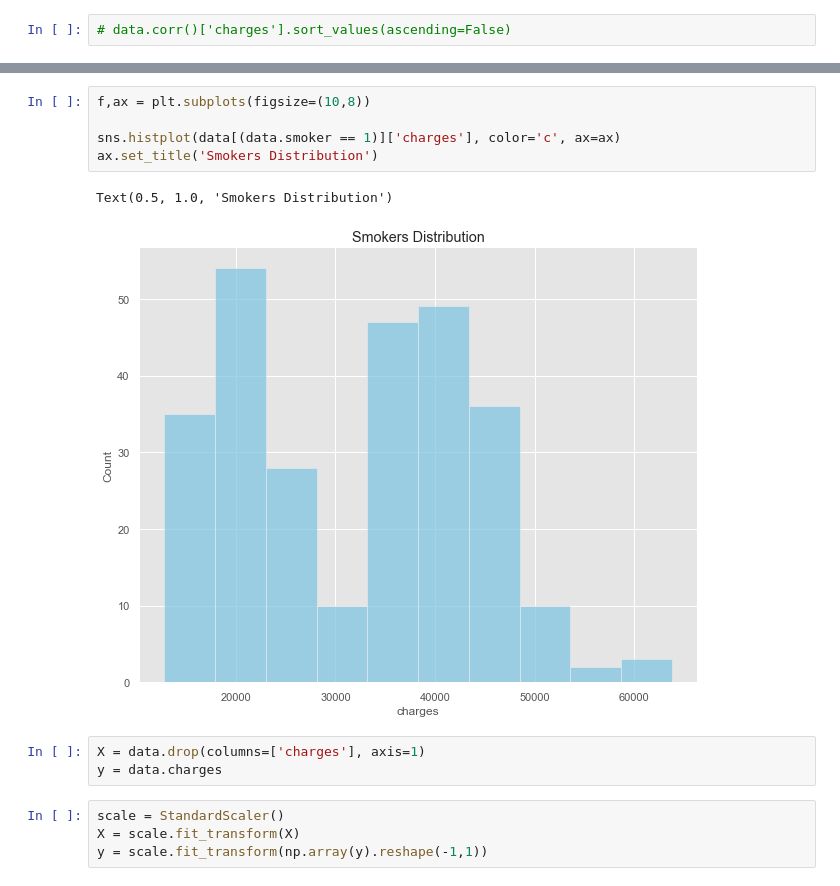
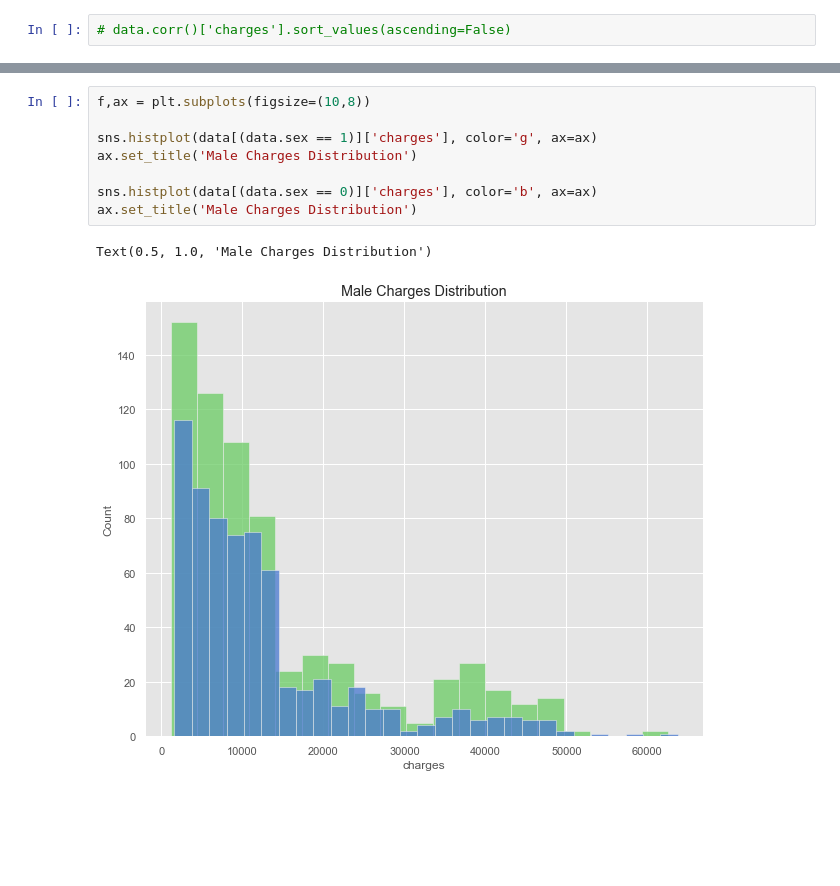
Before and after one commit to Omuk/Fullstack-Data-Analyst, a Jupyter notebook: Learning/code_examples/practice/practice_field.ipynb, the cells around one changed output, grey strips where cells are left out. Drawn from its saved outputs; the diff is of its cells as text; blank space fills up the shorter version.

Commit message:
data

```diff
--- a/Learning/code_examples/practice/practice_field.ipynb
+++ b/Learning/code_examples/practice/practice_field.ipynb
@@ -65,15 +69,11 @@ Deprecated in NumPy 1.20; for more details and guidance: https://numpy.org/devdo
 # %%
 f,ax = plt.subplots(figsize=(10,8))
 
-sns.histplot(data[(data.smoker == 1)]['charges'], color='c', ax=ax)
-ax.set_title('Smokers Distribution')
+sns.histplot(data[(data.sex == 1)]['charges'], color='g', ax=ax)
+ax.set_title('Male Charges Distribution')
+
+sns.histplot(data[(data.sex == 0)]['charges'], color='b', ax=ax)
+ax.set_title('Male Charges Distribution')
 # %% [output]
-Text(0.5, 1.0, 'Smokers Distribution')
+Text(0.5, 1.0, 'Male Charges Distribution')
-[figure, old version]
+[figure, new version]
-# %%
-X = data.drop(columns=['charges'], axis=1)
-y = data.charges
-# %%
-scale = StandardScaler()
-X = scale.fit_transform(X)
-y = scale.fit_transform(np.array(y).reshape(-1,1))
```
Also changed, not shown: parts of 9 cells of this notebook.
